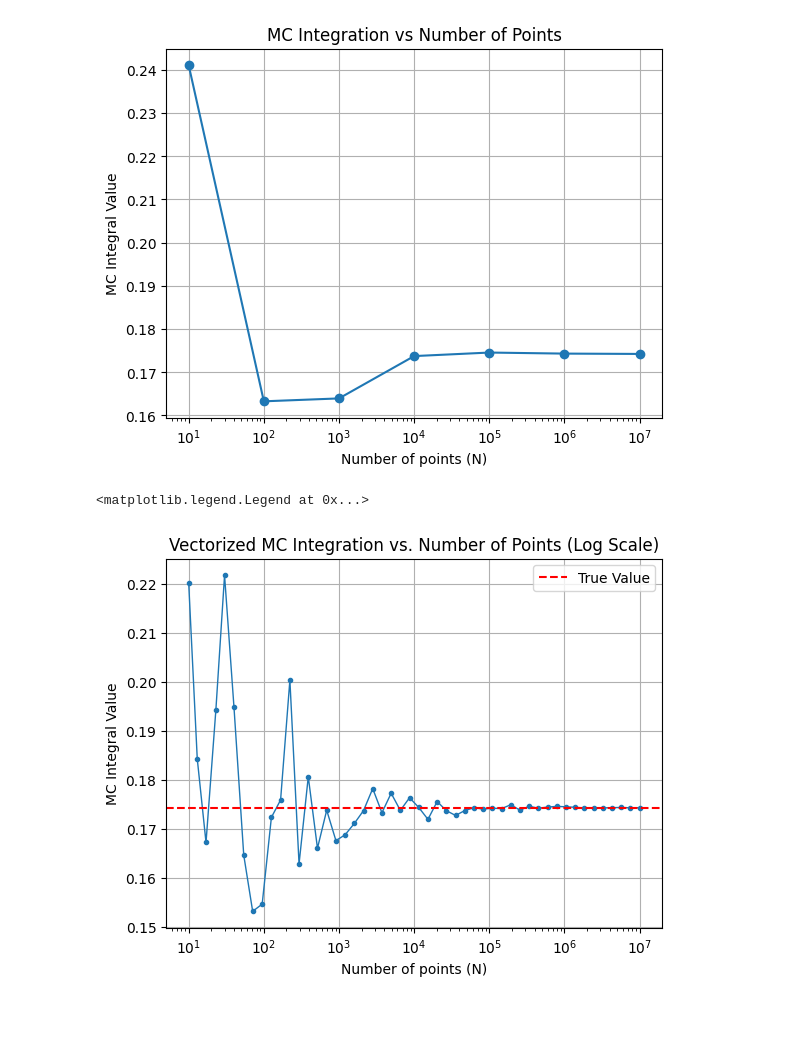
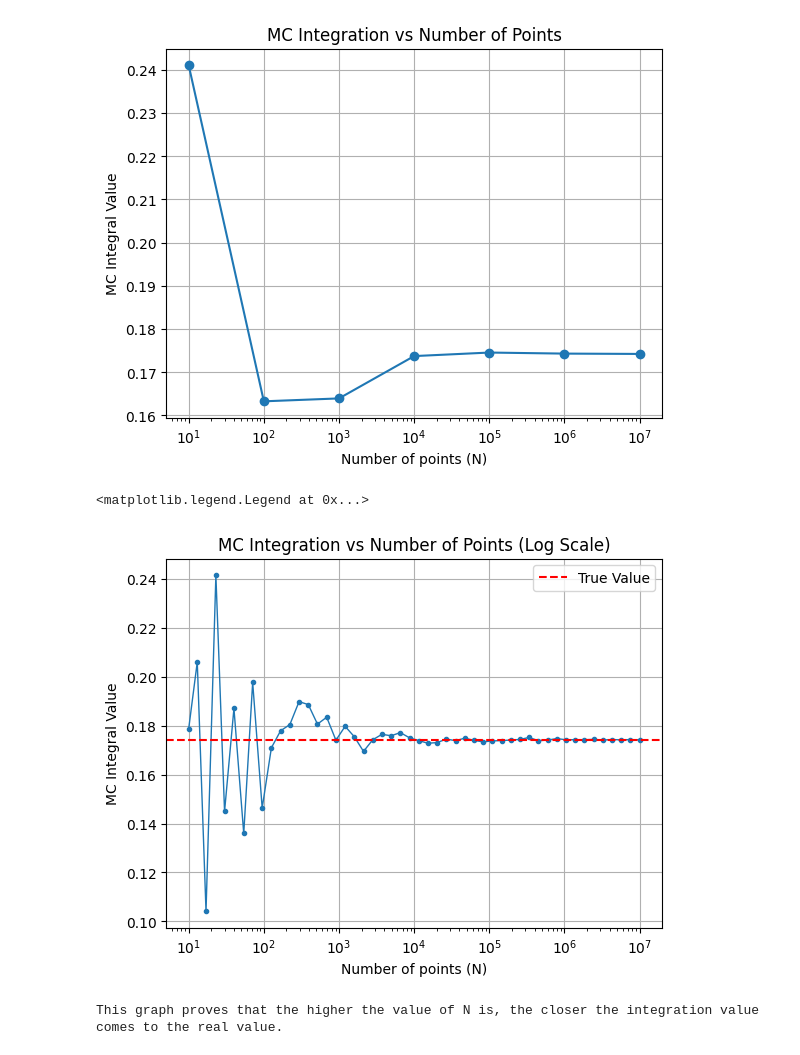
Before and after one commit to PX2145-2025/week-6-b-Morgan-Howard-Reuben, a Jupyter notebook: Monte_Carlo.ipynb, the cells around one changed output. Drawn from its saved outputs; the diff is of its cells as text; code cells hidden in the pictures; blank space fills up the shorter version.

```diff
--- a/Monte_Carlo.ipynb
+++ b/Monte_Carlo.ipynb
@@ -494,32 +494,36 @@ MC_array = []
 
 # loop through different N values
 for N_values in N_array:
     # generate N_values random numbers in the range 0 to pi/4
     x_values = (b-a) * random(N_values)
 
     # calculate the function value for each random number
     f_values = f(x_values)
 
     # calculate the integral using a no loop approach
     integral_value = (b-a) * np.mean(f_values)
 
     MC_array.append(integral_value)
 
 # convert to numpy arrays for plotting
 MC_array = np.array(MC_array)
 
 # define true value from WolframAlpha
 true_value = 0.1743
 
 # plot graph
 plt.plot(N_array, MC_array, 'o-', markersize=3, linewidth=1)
 plt.axhline(true_value, color='red', linestyle='--', label='True Value')
 plt.xscale('log') # set the x-axis to a logarithmic scale
 plt.xlabel('Number of points (N)')
 plt.ylabel('MC Integral Value')
-plt.title('Vectorized MC Integration vs. Number of Points (Log Scale)')
+plt.title('MC Integration vs Number of Points (Log Scale)')
 plt.grid()
 plt.legend(loc='upper right')
 # %% [output]
 <matplotlib.legend.Legend at 0x...>
-[figure, old version]
+[figure, new version]
+# %%
+print('This graph proves that the higher the value of N is, the closer the integration value comes to the real value.')
+# %% [output]
+This graph proves that the higher the value of N is, the closer the integration value comes to the real value.
```
